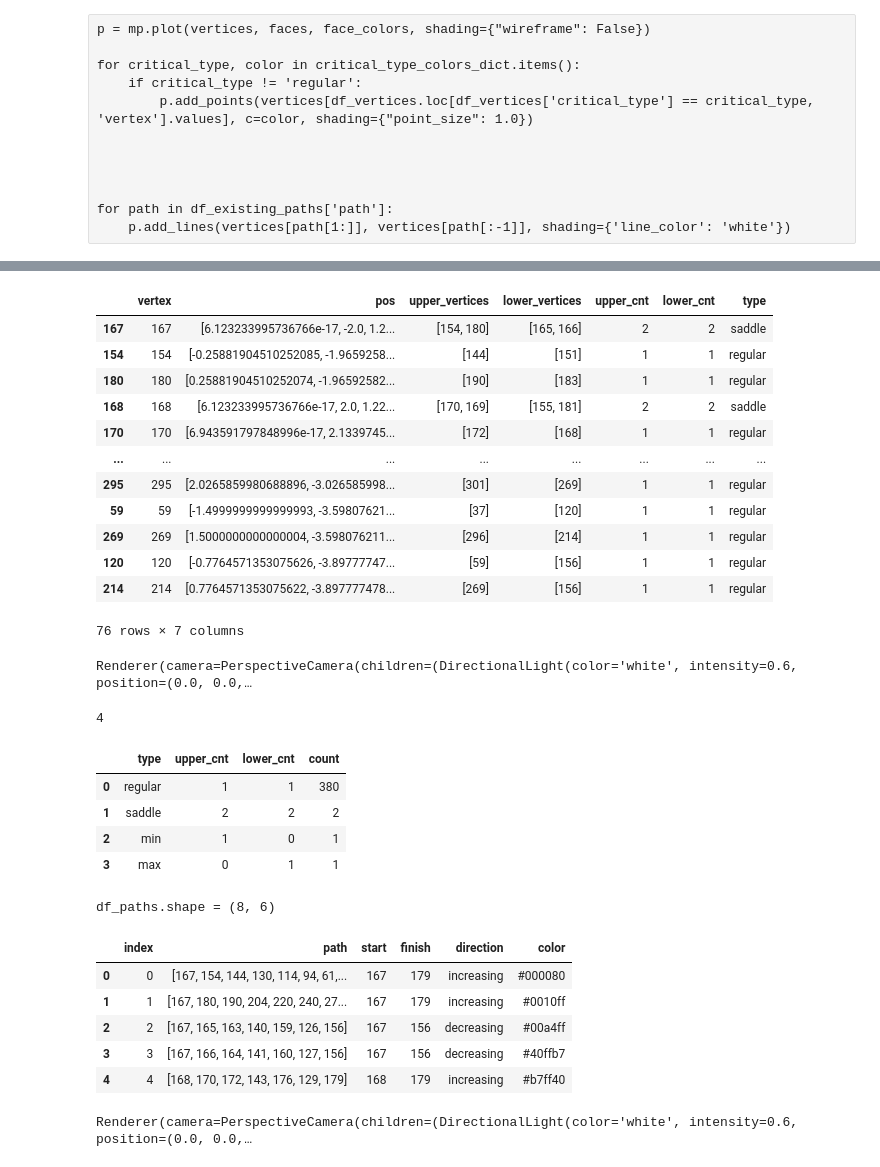
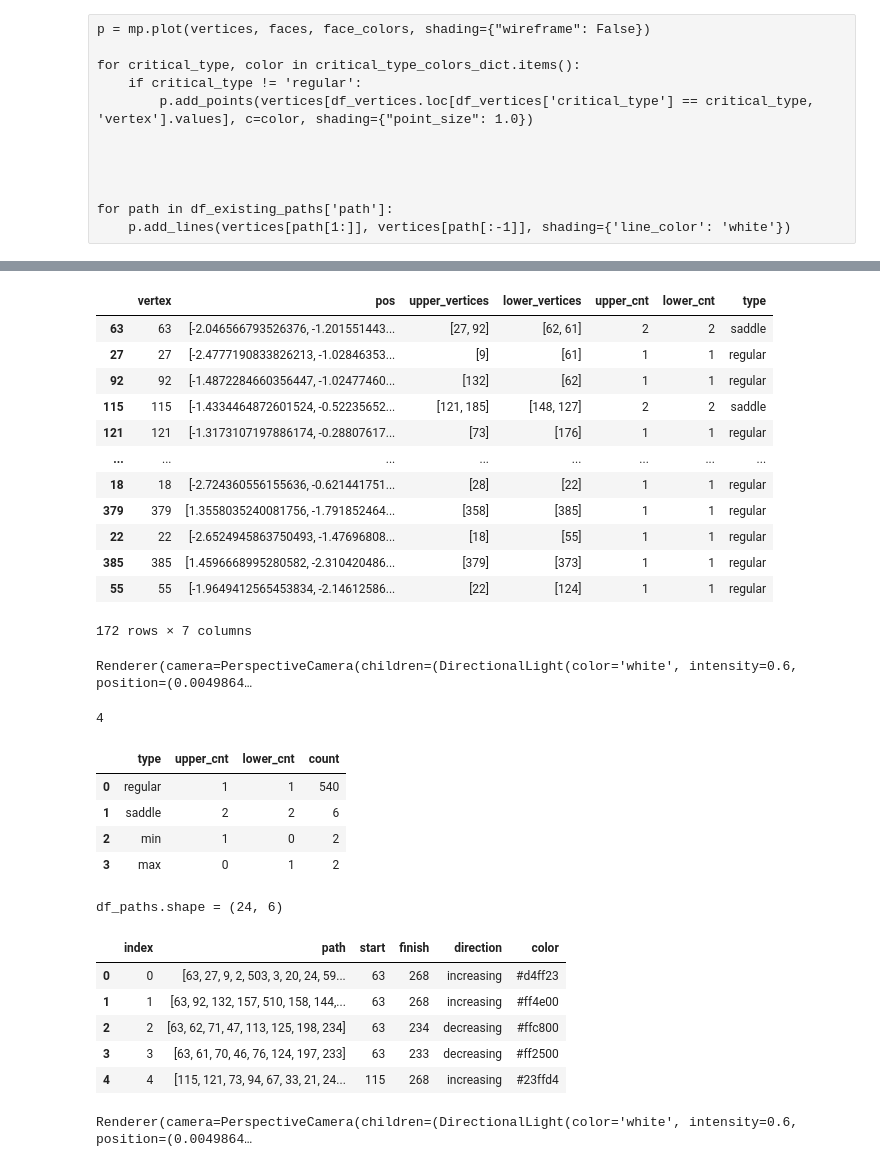
Before and after one commit to zimfv/quadrangulation, a Jupyter notebook: shapes.ipynb, the cells around one changed output, grey strips where cells are left out. Drawn from its saved outputs; the diff is of its cells as text; code cells hidden in the pictures.

```diff
--- a/shapes.ipynb
+++ b/shapes.ipynb
@@ -570,11 +570,11 @@ f = lambda p: f0(p)*f1(p)
 # %%
 n, m = 13, 12
 #n, m = 25, 24
-vertices, faces = get_halftori_bouquet(leaves=2, n=n, m=m, glue=False)
+vertices, faces = get_halftori_bouquet(leaves=3, n=n, m=m, l0=0.8, glue=False)
 #vertices, faces = split_large_edges(vertices, faces, max_length=0.6)
 vertices, faces = split_large_edges(vertices, faces, max_length=1.1)
 
-#vertices += 0.05*np.random.normal(size=vertices.shape)
+vertices += 0.05*np.random.normal(size=vertices.shape)
 
 
 print(f'faces.shape = {faces.shape}')
@@ -739,12 +739,12 @@ for critical_type, color in critical_type_colors_dict.items():
 for path in df_existing_paths['path']:
     p.add_lines(vertices[path[1:]], vertices[path[:-1]], shading={'line_color': 'white'})
 # %%
-def get_next_vertices(vertex, faces, f, f_dist=None, direction_up=True):
+def get_next_vertices(vertex, faces, f, f_grad=None, direction_up=True):
     """
     """
     neighbourhood_faces = faces[(faces == vertex).any(axis=1)]
-    if f_dist is None:
-        f_dist = lambda v0, v1: abs(f(v1))
+    if f_grad is None:
+        f_grad = lambda v0, v1: abs(f(v1))
 
     neighbourhood_graph = nx.Graph()
     neighbourhood_graph.add_edges_from(neighbourhood_faces[:, [0, 1]])
@@ -759,17 +759,18 @@ def get_next_vertices(vertex, faces, f, f_dist=None, direction_up=True):
         forward_vertices = neighbourhood_vertices[neighbourhood_values < 0]
 
     next_vertices = [np.array(list(component)) for component in nx.connected_components(neighbourhood_graph.subgraph(forward_vertices))]
-    next_vertices = [component[np.argmax(f_dist(vertex, component))] for component in next_vertices]
+    next_vertices = [component[np.argmax(f_grad(vertex, component))] for component in next_vertices]
 
     return next_vertices
 # %%
 morse_function = lambda v: f(vertices[v])
-distance_function = lambda v0, v1: np.linalg.norm(vertices[v1] - vertices[v0], axis=-1)
-distance_function = lambda v0, v1: np.linalg.norm(vertices[v1] - vertices[v0], axis=-1)*abs(morse_function(v0) - morse_function(v1))
+gradient_function = lambda v0, v1: np.linalg.norm(vertices[v1] - vertices[v0], axis=-1)
+gradient_function = lambda v0, v1: np.linalg.norm(vertices[v1] - vertices[v0], axis=-1)*abs(morse_function(v0) - morse_function(v1))
+#gradient_function = lambda v0, v1: abs(morse_function(v0) - morse_function(v1))/np.linalg.norm(vertices[v1] - vertices[v0], axis=-1)
 
 df_points = pd.DataFrame({'vertex': np.unique(faces), 'pos':list (vertices)})
-df_points['upper_vertices'] = df_points['vertex'].apply(lambda vertex: get_next_vertices(vertex, faces, f=morse_function, f_dist=distance_function, direction_up=True))
-df_points['lower_vertices'] = df_points['vertex'].apply(lambda vertex: get_next_vertices(vertex, faces, f=morse_function, f_dist=distance_function, direction_up=False))
+df_points['upper_vertices'] = df_points['vertex'].apply(lambda vertex: get_next_vertices(vertex, faces, f=morse_function, f_grad=gradient_function, direction_up=True))
+df_points['lower_vertices'] = df_points['vertex'].apply(lambda vertex: get_next_vertices(vertex, faces, f=morse_function, f_grad=gradient_function, direction_up=False))
 df_points['upper_cnt'] = df_points['upper_vertices'].apply(len)
 df_points['lower_cnt'] = df_points['lower_vertices'].apply(len)
 
@@ -857,18 +872,18 @@ nx.draw_networkx(graph_paths, pos=pos_paths, node_color=node_color)
 df_points.loc[list(graph_paths.nodes)]
 # %% [output]
 |  | vertex | pos | upper_vertices | lower_vertices | upper_cnt | lower_cnt | type |
-| 167 | 167 | [6.123233995736766e-17, -2.0, 1.2... | [154, 180] | [165, 166] | 2 | 2 | saddle |
-| 154 | 154 | [-0.25881904510252085, -1.9659258... | [144] | [151] | 1 | 1 | regular |
-| 180 | 180 | [0.25881904510252074, -1.96592582... | [190] | [183] | 1 | 1 | regular |
-| 168 | 168 | [6.123233995736766e-17, 2.0, 1.22... | [170, 169] | [155, 181] | 2 | 2 | saddle |
-| 170 | 170 | [6.943591797848996e-17, 2.1339745... | [172] | [168] | 1 | 1 | regular |
+| 63 | 63 | [-2.046566793526376, -1.201551443... | [27, 92] | [62, 61] | 2 | 2 | saddle |
+| 27 | 27 | [-2.4777190833826213, -1.02846353... | [9] | [61] | 1 | 1 | regular |
+| 92 | 92 | [-1.4872284660356447, -1.02477460... | [132] | [62] | 1 | 1 | regular |
+| 115 | 115 | [-1.4334464872601524, -0.52235652... | [121, 185] | [148, 127] | 2 | 2 | saddle |
+| 121 | 121 | [-1.3173107197886174, -0.28807617... | [73] | [176] | 1 | 1 | regular |
 | ... | ... | ... | ... | ... | ... | ... | ... |
-| 295 | 295 | [2.0265859980688896, -3.026585998... | [301] | [269] | 1 | 1 | regular |
-| 59 | 59 | [-1.4999999999999993, -3.59807621... | [37] | [120] | 1 | 1 | regular |
-| 269 | 269 | [1.5000000000000004, -3.598076211... | [296] | [214] | 1 | 1 | regular |
-| 120 | 120 | [-0.7764571353075626, -3.89777747... | [59] | [156] | 1 | 1 | regular |
-| 214 | 214 | [0.7764571353075622, -3.897777478... | [269] | [156] | 1 | 1 | regular |
+| 18 | 18 | [-2.724360556155636, -0.621441751... | [28] | [22] | 1 | 1 | regular |
+| 379 | 379 | [1.3558035240081756, -1.791852464... | [358] | [385] | 1 | 1 | regular |
+| 22 | 22 | [-2.6524945863750493, -1.47696808... | [18] | [55] | 1 | 1 | regular |
+| 385 | 385 | [1.4596668995280582, -2.310420486... | [379] | [373] | 1 | 1 | regular |
+| 55 | 55 | [-1.9649412565453834, -2.14612586... | [22] | [124] | 1 | 1 | regular |
-76 rows × 7 columns
+172 rows × 7 columns
 # %%
 p = mp.plot(vertices, faces, face_colors, shading={"wireframe": False})
 
@@ -879,49 +894,50 @@ for critical_type, color in vertex_type_colors_dict.items():
 path_edges = vertices[np.array(list(graph_paths.edges()))]
 p.add_lines(path_edges[:, 0], path_edges[:, 1], shading={'line_color': 'white'})
 # %% [output]
-Renderer(camera=PerspectiveCamera(children=(DirectionalLight(color='white', intensity=0.6, position=(0.0, 0.0,…
+Renderer(camera=PerspectiveCamera(children=(DirectionalLight(color='white', intensity=0.6, position=(0.0049864…
 4
 # %%
 df_points[['type', 'upper_cnt', 'lower_cnt', ]].value_counts().reset_index()
 # %% [output]
 |  | type | upper_cnt | lower_cnt | count |
-| 0 | regular | 1 | 1 | 380 |
-| 1 | saddle | 2 | 2 | 2 |
-| 2 | min | 1 | 0 | 1 |
-| 3 | max | 0 | 1 | 1 |
+| 0 | regular | 1 | 1 | 540 |
+| 1 | saddle | 2 | 2 | 6 |
+| 2 | min | 1 | 0 | 2 |
+| 3 | max | 0 | 1 | 2 |
 # %%
 paths = []
 
 for saddle in df_points[df_points['type'] == 'saddle']['vertex']:
     for col_name in ['upper_vertices', 'lower_vertices']:
         for second_point in df_points.loc[saddle, col_name]:
             path = [saddle, second_point]
             while len(df_points.loc[path[-1], col_name]) == 1:
                 path.append(df_points.loc[path[-1], col_name][0])
             if len(df_points.loc[path[-1], col_name]) != 0:
                 print(f'Warning: {path[-1]} -> {df_points.loc[path[-1], col_name]}')
             paths.append(np.array(path))
 
 df_paths = pd.DataFrame({'path': paths})
 df_paths['start'] = df_paths['path'].apply(lambda s: s[0])
 df_paths['finish'] = df_paths['path'].apply(lambda s: s[-1])
 df_paths['direction'] = df_points.loc[df_paths['finish'].values]['type'].map({'max': 'increasing', 'min': 'decreasing'}).values
 df_paths.insert(0, 'index', df_paths.index)
 
 from matplotlib.colors import to_hex
 df_paths['color'] = [to_hex(c) for c in plt.get_cmap('jet')(np.linspace(0, 1, len(df_paths)))]
+df_paths['color'] = df_paths['color'].values[np.random.choice(len(df_paths), size=len(df_paths), replace=False)]
 
 
 print(f'df_paths.shape = {df_paths.shape}')
 df_paths.head()
 # %% [output]
-df_paths.shape = (8, 6)
+df_paths.shape = (24, 6)
 |  | index | path | start | finish | direction | color |
-| 0 | 0 | [167, 154, 144, 130, 114, 94, 61,... | 167 | 179 | increasing | #000080 |
-| 1 | 1 | [167, 180, 190, 204, 220, 240, 27... | 167 | 179 | increasing | #0010ff |
-| 2 | 2 | [167, 165, 163, 140, 159, 126, 156] | 167 | 156 | decreasing | #00a4ff |
-| 3 | 3 | [167, 166, 164, 141, 160, 127, 156] | 167 | 156 | decreasing | #40ffb7 |
-| 4 | 4 | [168, 170, 172, 143, 176, 129, 179] | 168 | 179 | increasing | #b7ff40 |
+| 0 | 0 | [63, 27, 9, 2, 503, 3, 20, 24, 59... | 63 | 268 | increasing | #d4ff23 |
+| 1 | 1 | [63, 92, 132, 157, 510, 158, 144,... | 63 | 268 | increasing | #ff4e00 |
+| 2 | 2 | [63, 62, 71, 47, 113, 125, 198, 234] | 63 | 234 | decreasing | #ffc800 |
+| 3 | 3 | [63, 61, 70, 46, 76, 124, 197, 233] | 63 | 233 | decreasing | #ff2500 |
+| 4 | 4 | [115, 121, 73, 94, 67, 33, 21, 24... | 115 | 268 | increasing | #23ffd4 |
 # %%
 p = mp.plot(vertices, faces, np.ones(3), shading={"wireframe": False})
 
@@ -935,7 +951,7 @@ for i, row in df_paths.iterrows():
 
     p.add_lines(vertices[path[:-1]], vertices[path[1:]], shading={'line_color': color})
 # %% [output]
-Renderer(camera=PerspectiveCamera(children=(DirectionalLight(color='white', intensity=0.6, position=(0.0, 0.0,…
+Renderer(camera=PerspectiveCamera(children=(DirectionalLight(color='white', intensity=0.6, position=(0.0049864…
 # %%
 df_paths_intersections = df_paths.merge(df_paths, how="cross", suffixes=("0", "1"))
 df_paths_intersections['intersection_length'] = df_paths_intersections.apply(lambda row: np.intersect1d(row['path0'], row['path1']), axis=1).apply(len)
```
Also changed, not shown: parts of 8 cells of this notebook.
